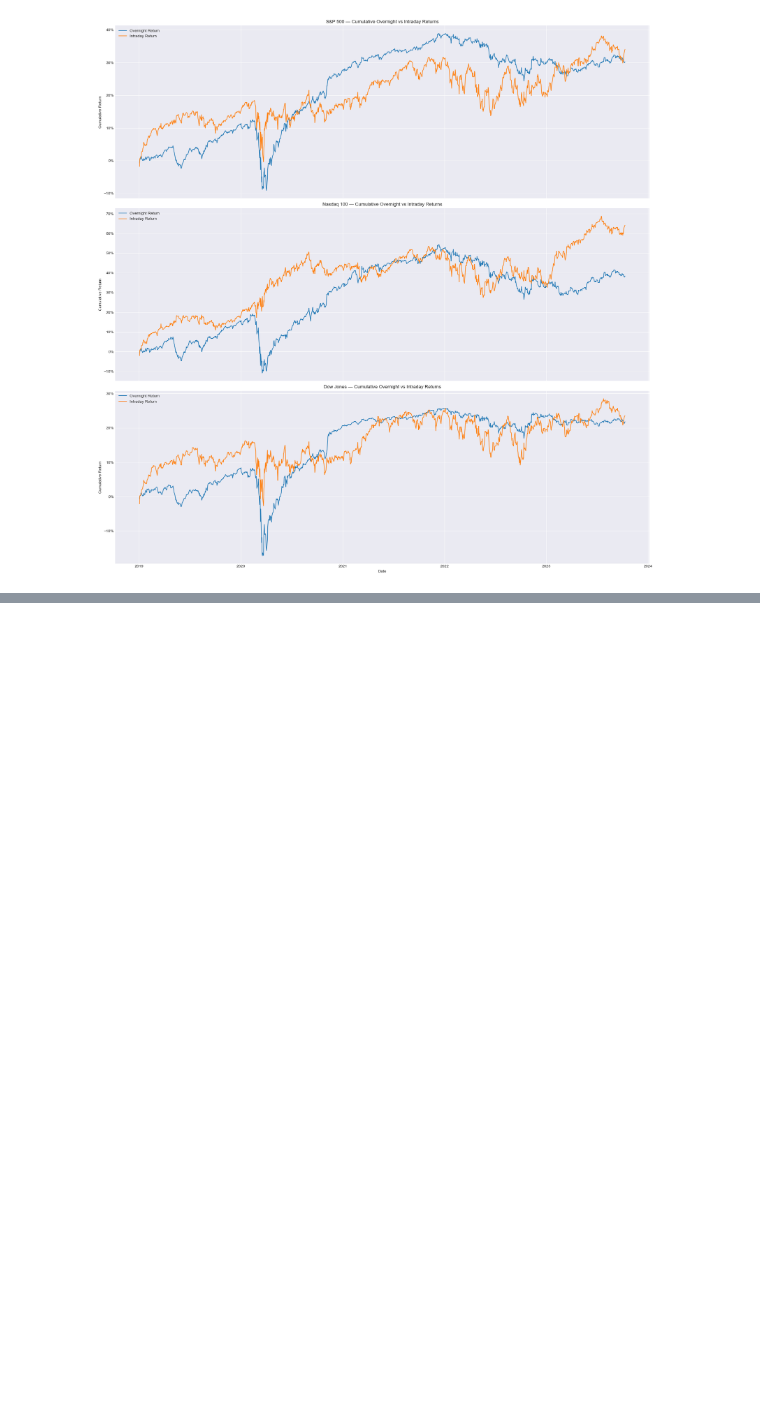
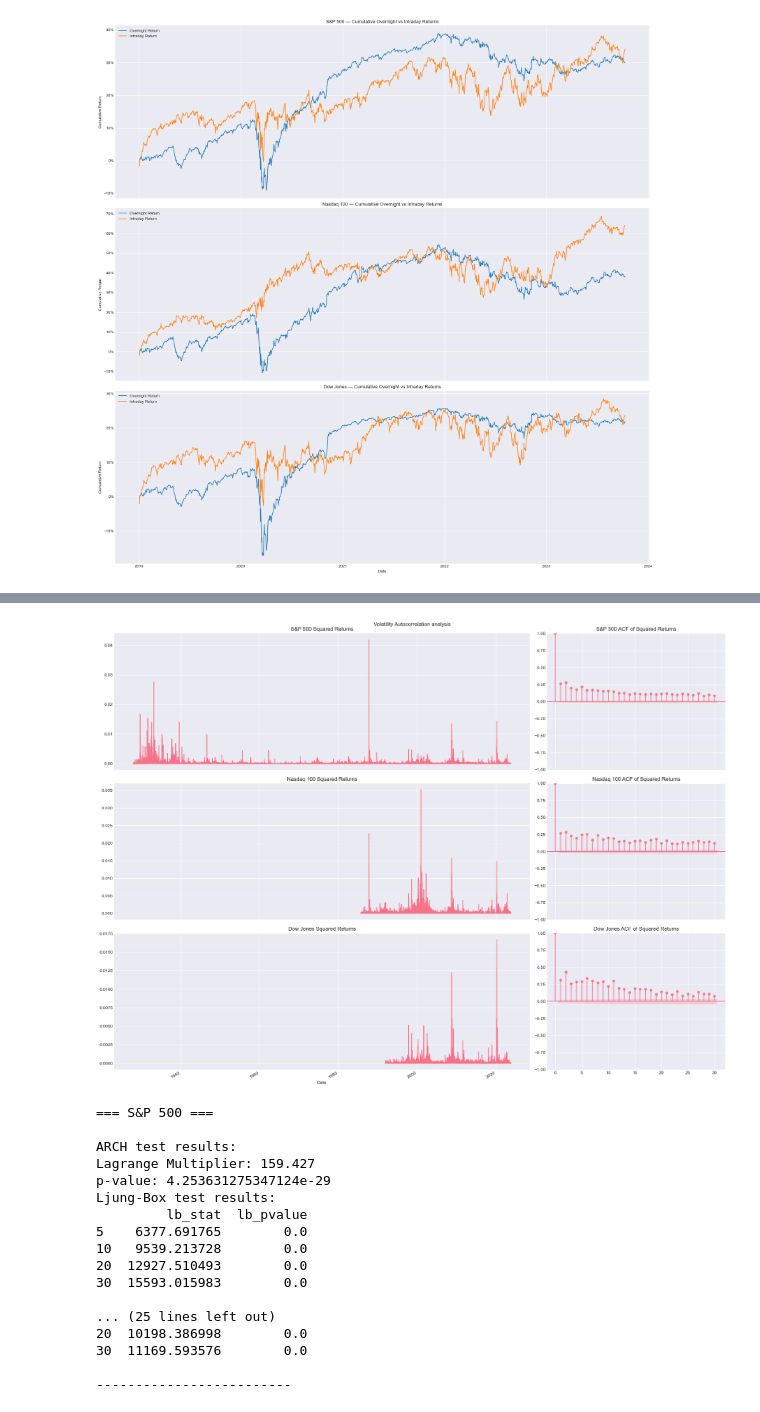
Before and after one commit to Bb1164/Data-Science-HF, a Jupyter notebook: sample.ipynb, the cells around one changed output, grey strips where cells are left out. Saved outputs shown, nothing was run; the diff lists cells and outputs as text; code cells hidden in the pictures; blank space fills up the shorter version.

```diff
--- a/sample.ipynb
+++ b/sample.ipynb
@@ -1319,0 +1288,56 @@ volatility clustering
+# %%
+test_results = {}
+
+fig, axs = plt.subplots(len(indeces), 2, figsize=(20, 15), gridspec_kw={'width_ratios': [7, 3]}, sharex='col')
+fig.suptitle("Volatility Autocorrelation analysis")
+
+for i, (name, idx) in enumerate(indeces.items()):
+    idx["Squared return"]=idx['Return']**2
+    idx["Squared return"].plot(ax=axs[i,0])
+    axs[i,0].set_title(f"{name} Squared Returns")
+
+    plot_acf(idx["Squared return"].dropna(), lags=30, ax=axs[i,1])
+    axs[i,1].set_title(f"{name} ACF of Squared Returns")
+
+    lb_test = acorr_ljungbox(idx["Squared return"].dropna(), lags=[5, 10, 20, 30], return_df=True)
+    LM_stat, LM_pval, F_stat, F_pval = het_arch(idx["Squared return"].dropna())
+
+    test_results[name] = {
+        "ARCH_LM_stat": LM_stat,
+        "ARCH_LM_pval": LM_pval,
+        "ARCH_F_stat": F_stat,
+        "ARCH_F_pval": F_pval,
+        "LB_test": lb_test
+    }
+
+plt.tight_layout()
+plt.show()
+for name, results in test_results.items():
+    print(f"=== {name} ===\n")
+
+    print("ARCH test results:")
+    print(f"Lagrange Multiplier: {results['ARCH_LM_stat']:.3f}")
+    print(f"p-value: {results['ARCH_LM_pval']}")
+
+    print("Ljung-Box test results:")
+    print(results['LB_test'])
+    print("\n-------------------------\n")
+# %% [output]
+[figure, added]
+=== S&P 500 ===
+
+ARCH test results:
+Lagrange Multiplier: 159.427
+p-value: 4.253631275347124e-29
+Ljung-Box test results:
+         lb_stat  lb_pvalue
+5    6377.691765        0.0
+10   9539.213728        0.0
+20  12927.510493        0.0
+30  15593.015983        0.0
+
+... (25 lines left out)
+20  10198.386998        0.0
+30  11169.593576        0.0
+
+-------------------------
```
Also changed, not shown: parts of 11 cells of this notebook, 1 other file.
